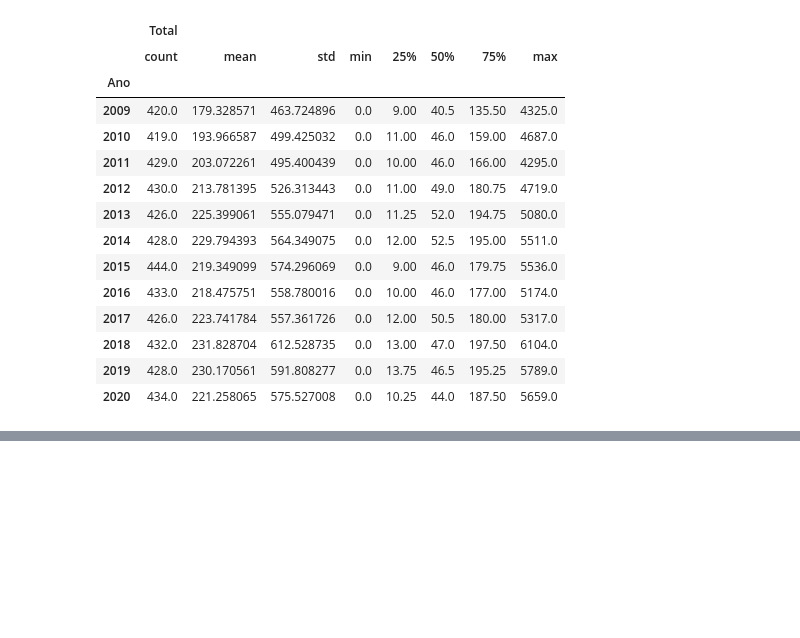
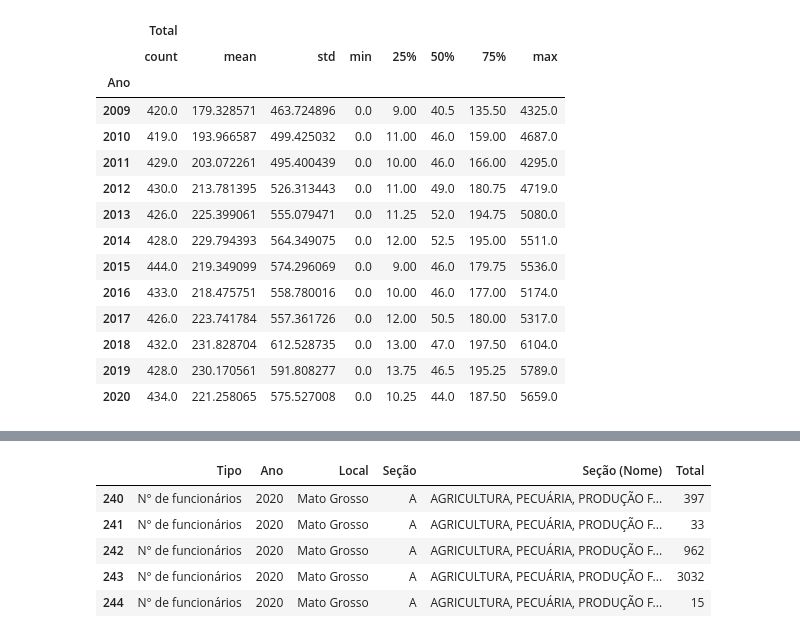
Before and after one commit to paulorobertolds/monograph, a Jupyter notebook: Setor_de_Serviços.ipynb, the cells around one changed output, grey strips where cells are left out. Saved outputs shown, nothing was run; the diff lists cells and outputs as text; code cells hidden in the pictures; blank space fills up the shorter version.

```diff
--- a/Setor_de_Serviços.ipynb
+++ b/Setor_de_Serviços.ipynb
@@ -173,0 +180,10 @@ empresas_Cuiaba.loc[(empresas_Cuiaba['Ano']==2020)].groupby('Seção (Nome)').de
+# %%
+funcionarios_MT = df.loc[(df['Local']=='Mato Grosso')&(df['Tipo'] == 'N° de funcionários')]
+funcionarios_MT.head()
+# %% [output]
+|  | Tipo | Ano | Local | Seção | Seção (Nome) | Total |
+| 240 | N° de funcionários | 2020 | Mato Grosso | A | AGRICULTURA, PECUÁRIA, PRODUÇÃO F... | 397 |
+| 241 | N° de funcionários | 2020 | Mato Grosso | A | AGRICULTURA, PECUÁRIA, PRODUÇÃO F... | 33 |
+| 242 | N° de funcionários | 2020 | Mato Grosso | A | AGRICULTURA, PECUÁRIA, PRODUÇÃO F... | 962 |
+| 243 | N° de funcionários | 2020 | Mato Grosso | A | AGRICULTURA, PECUÁRIA, PRODUÇÃO F... | 3032 |
+| 244 | N° de funcionários | 2020 | Mato Grosso | A | AGRICULTURA, PECUÁRIA, PRODUÇÃO F... | 15 |
```
Also changed, not shown: parts of 5 cells of this notebook.
